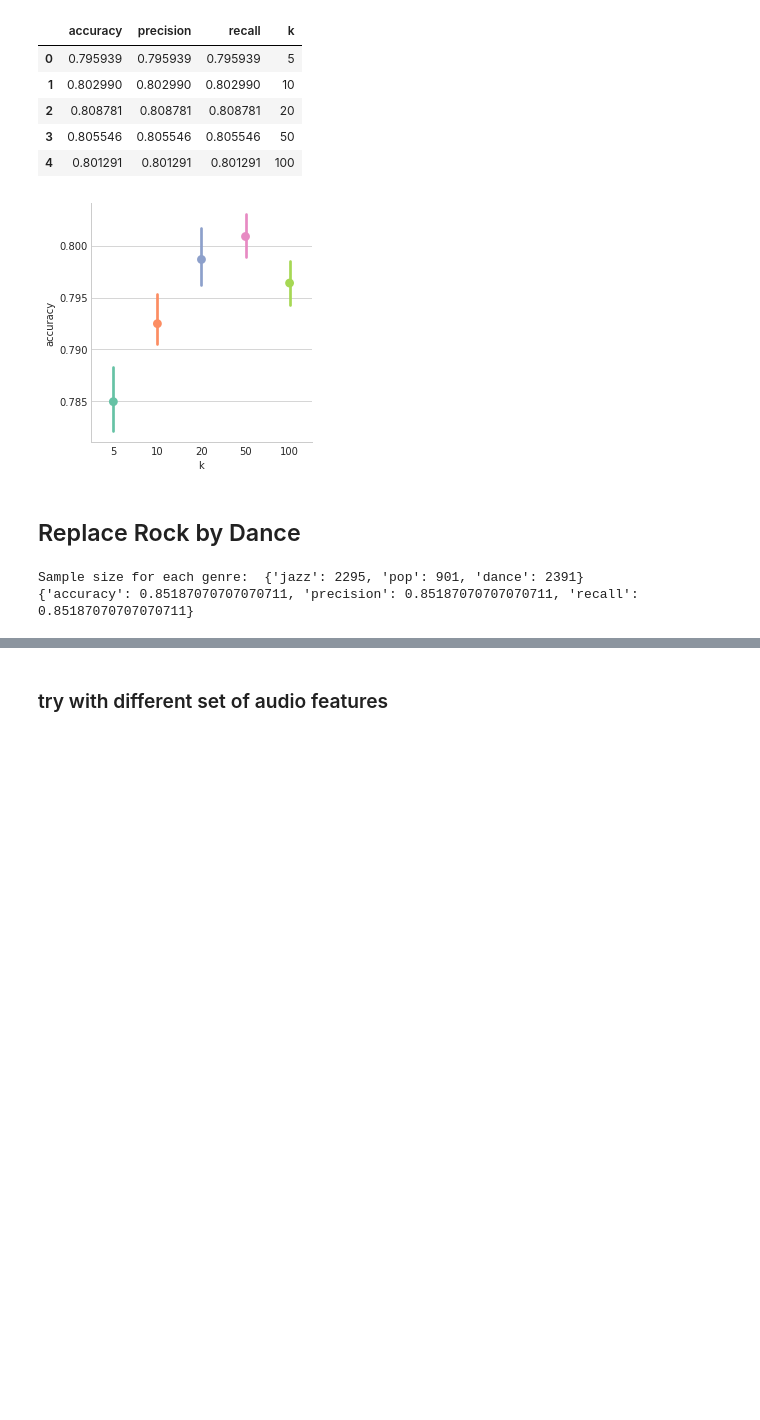
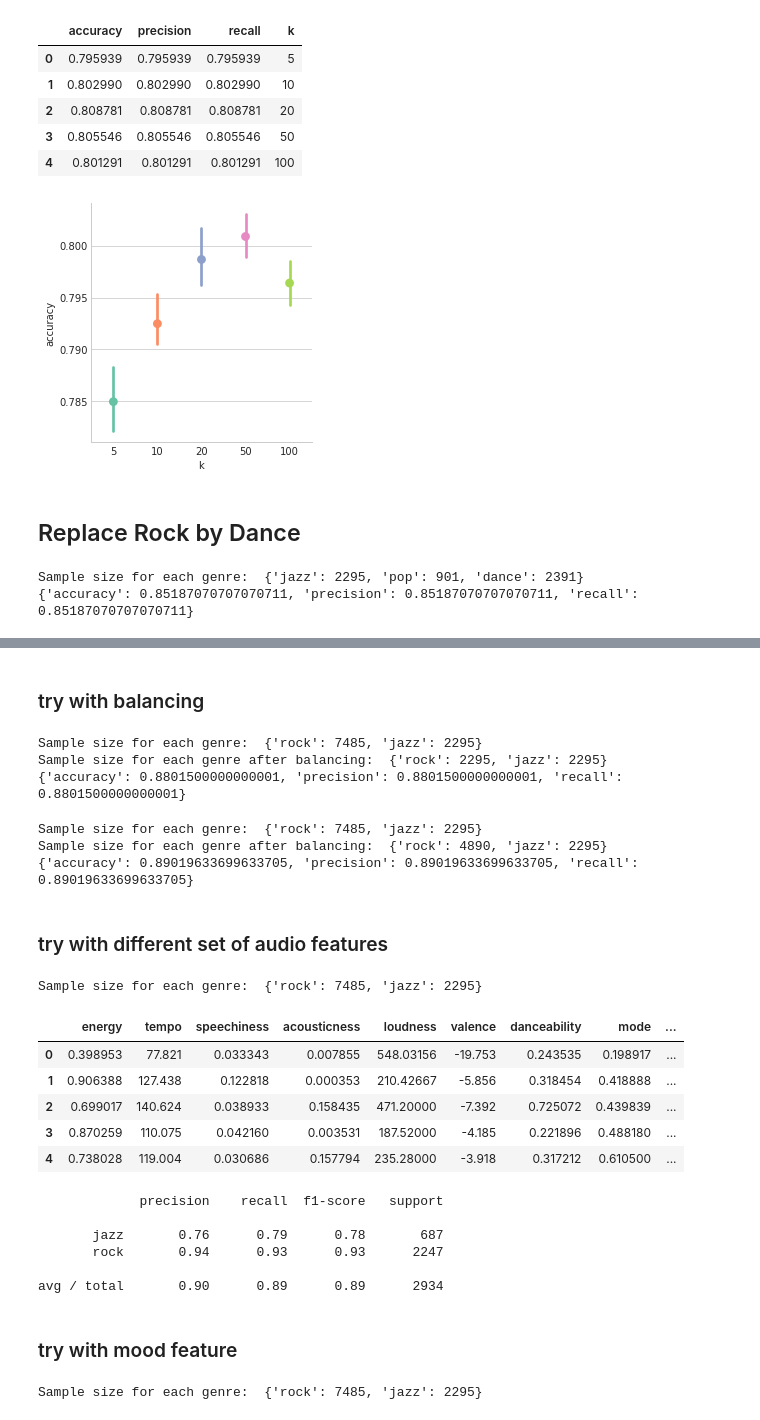
Before and after one commit to singuyenmai/Machine-Learning-CoderSchool, a Jupyter notebook: week1/Assignment_1.ipynb, the cells around one changed output, grey strips where cells are left out. Drawn from its saved outputs; the diff is of its cells as text; code cells hidden in the pictures; blank space fills up the shorter version.

```diff
--- a/week1/Assignment_1.ipynb
+++ b/week1/Assignment_1.ipynb
@@ -77,7 +153,8 @@ def makeInput (classes, features_names, balancing = None, fillna = True, scaler
     If `fillna = False`, any record containing NA is discarded.
 
     """
-    df = song_dataset.query('genres in @classes')
+    cols = features_names + ['genres']
+    df = my_dataset.query('genres in @classes').loc[:, cols].copy()
 
     class_sizes = {genre : len(df[df['genres'] == genre]) for genre in classes}
     print('Sample size for each genre: ', class_sizes)
@@ -100,19 +177,12 @@ def makeInput (classes, features_names, balancing = None, fillna = True, scaler
             else:
                 balanced_df = pd.concat([balanced_df, subset], axis = 0)
 
-        df = balanced_df.copy()
-        balanced_class_sizes = {genre : len(df[df['genres'] == genre]) for genre in classes}
+        new_df = balanced_df.reset_index(drop = True)
+        balanced_class_sizes = {genre : len(new_df[new_df['genres'] == genre]) for genre in classes}
         print('Sample size for each genre after balancing: ', balanced_class_sizes)
 
-    df.reset_index(drop = True, inplace = True)
-
-    def featureFrame (features_col, features_names):
-        featureList = [features for features in features_col]
-        frame = pd.DataFrame(featureList, columns = features_names)
-        return frame
-
-    features = featureFrame(df.loc[:, 'audio_features'], features_names)
-    new_df = pd.concat([features, df.loc[:,'genres']], axis = 1)
+    else:
+        new_df = df.reset_index(drop = True)
 
     if fillna:
         means = {genre : new_df.loc[new_df['genres'] == genre, features_names].mean(axis = 0, skipna = True)\
@@ -430,10 +498,55 @@ avg / total       0.89      0.90      0.86      2138
+# %% [markdown]
+### try with balancing
+# %%
+b_rock_jazz = makeInput(['rock', 'jazz'], audioFeatures_names, balancing = 'min')
+b_rock_jazz_cvResult = run_knn(b_rock_jazz['scaled_features'], b_rock_jazz['target_values'],
+                            splitting = 'cross_validation', cv = 500, k = 20)
+
+print(b_rock_jazz_cvResult)
+# %% [output]
+Sample size for each genre:  {'rock': 7485, 'jazz': 2295}
+Sample size for each genre after balancing:  {'rock': 2295, 'jazz': 2295}
+{'accuracy': 0.8801500000000001, 'precision': 0.8801500000000001, 'recall': 0.8801500000000001}
+# %%
+b_rock_jazz = makeInput(['rock', 'jazz'], audioFeatures_names, balancing = 'median')
+b_rock_jazz_cvResult = run_knn(b_rock_jazz['scaled_features'], b_rock_jazz['target_values'],
+                            splitting = 'cross_validation', cv = 500, k = 20)
+
+print(b_rock_jazz_cvResult)
+# %% [output]
+Sample size for each genre:  {'rock': 7485, 'jazz': 2295}
+Sample size for each genre after balancing:  {'rock': 4890, 'jazz': 2295}
+{'accuracy': 0.89019633699633705, 'precision': 0.89019633699633705, 'recall': 0.89019633699633705}
 # %% [markdown]
 ### try with different set of audio features
 # %%
-features_list = ['energy', 'liveliness', 'tempo', 'acousticness', 'instrumentalness',
-                  'time_signature', 'loudness', 'danceability', 'mode',
-                  'time_signature_confidence', 'tempo_confidence', 'mode_confidence']
+features_list = ['energy', 'tempo', 'speechiness', 'acousticness', 'loudness', 'valence', 'danceability', 'mode',
+                  'tempo_confidence', 'mode_confidence']
+# %%
+new_rock_jazz = makeInput(['rock', 'jazz'], features_list)
+new_rock_jazz['df'].head()
+# %% [output]
+Sample size for each genre:  {'rock': 7485, 'jazz': 2295}
+|  | energy | tempo | speechiness | acousticness | loudness | valence | danceability | mode | ... |
+| 0 | 0.398953 | 77.821 | 0.033343 | 0.007855 | 548.03156 | -19.753 | 0.243535 | 0.198917 | ... |
+| 1 | 0.906388 | 127.438 | 0.122818 | 0.000353 | 210.42667 | -5.856 | 0.318454 | 0.418888 | ... |
+| 2 | 0.699017 | 140.624 | 0.038933 | 0.158435 | 471.20000 | -7.392 | 0.725072 | 0.439839 | ... |
+| 3 | 0.870259 | 110.075 | 0.042160 | 0.003531 | 187.52000 | -4.185 | 0.221896 | 0.488180 | ... |
+| 4 | 0.738028 | 119.004 | 0.030686 | 0.157794 | 235.28000 | -3.918 | 0.317212 | 0.610500 | ... |
 # %%
-new_rock_pop = makeInput(['rock', 'pop'], features_list)
-new_rock_pop_result = run_knn(new_rock_pop['scaled_features'], new_rock_pop['target_values'], k = 20)
-print(new_rock_pop_result['classification_report'])
+new_rock_jazz_result = run_knn(new_rock_jazz['scaled_features'], new_rock_jazz['target_values'], k = 20)
+print(new_rock_jazz_result['classification_report'])
+# %% [output]
+             precision    recall  f1-score   support
+
+       jazz       0.76      0.79      0.78       687
+       rock       0.94      0.93      0.93      2247
+
+avg / total       0.90      0.89      0.89      2934
+# %% [markdown]
+### try with mood feature
+# %%
+moods = list(mood_features.columns.values)
+mood_rock_jazz = makeInput(['rock', 'jazz'], moods)
+# %% [output]
+Sample size for each genre:  {'rock': 7485, 'jazz': 2295}
```
Also changed, not shown: parts of 13 cells of this notebook.
